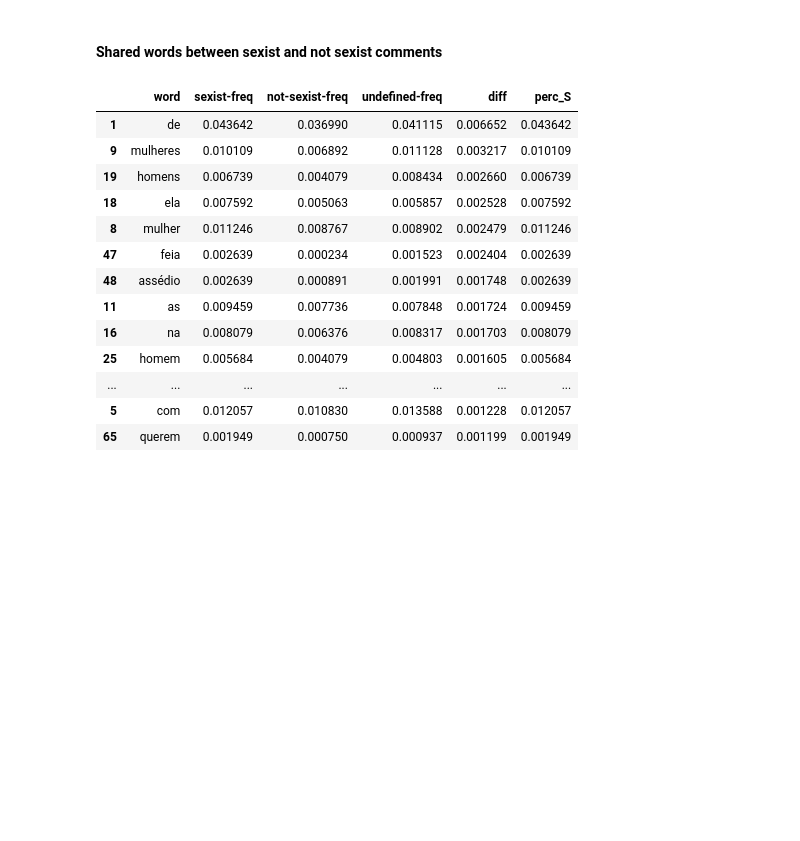
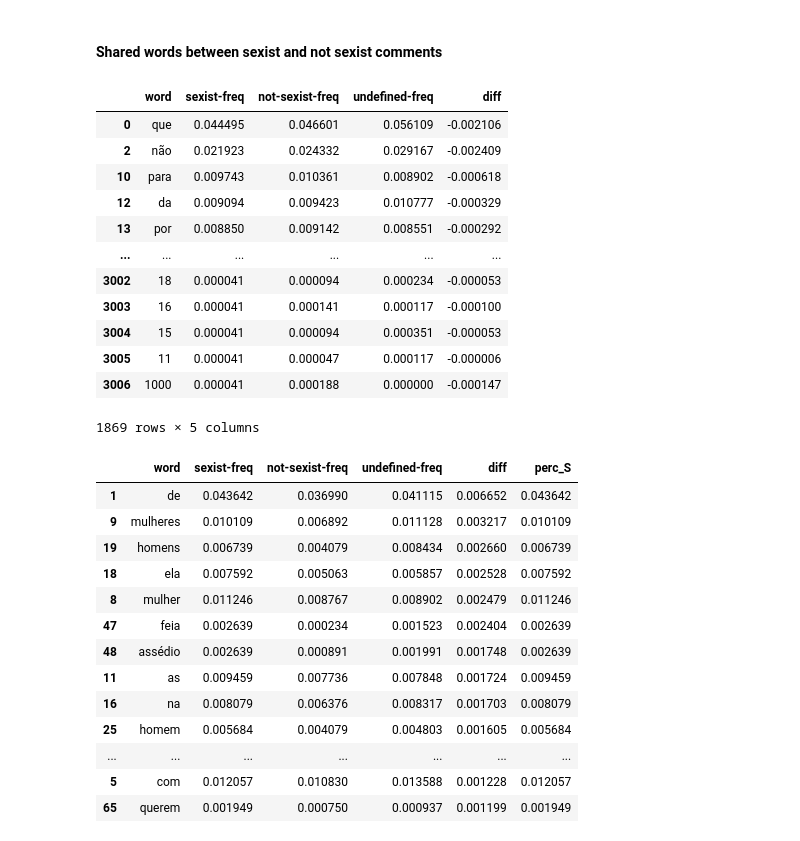
Before and after one commit to mlpbraga/sexism-data-analysis, a Jupyter notebook: data-analysis/data-analysis.ipynb, the cells around one changed output. Drawn from its saved outputs; the diff is of its cells as text; code cells hidden in the pictures; blank space fills up the shorter version.

```diff
--- a/data-analysis/data-analysis.ipynb
+++ b/data-analysis/data-analysis.ipynb
@@ -215,6 +239,22 @@ word_freq['diff'] = word_freq['sexist-freq'] - word_freq['not-sexist-freq']
 
 sexist_words = word_freq[word_freq['diff'] > 0]
 not_sexist_words = word_freq[word_freq['diff'] < 0]
+# %%
+not_sexist_words
+# %% [output]
+|  | word | sexist-freq | not-sexist-freq | undefined-freq | diff |
+| 0 | que | 0.044495 | 0.046601 | 0.056109 | -0.002106 |
+| 2 | não | 0.021923 | 0.024332 | 0.029167 | -0.002409 |
+| 10 | para | 0.009743 | 0.010361 | 0.008902 | -0.000618 |
+| 12 | da | 0.009094 | 0.009423 | 0.010777 | -0.000329 |
+| 13 | por | 0.008850 | 0.009142 | 0.008551 | -0.000292 |
+| ... | ... | ... | ... | ... | ... |
+| 3002 | 18 | 0.000041 | 0.000094 | 0.000234 | -0.000053 |
+| 3003 | 16 | 0.000041 | 0.000141 | 0.000117 | -0.000100 |
+| 3004 | 15 | 0.000041 | 0.000094 | 0.000351 | -0.000053 |
+| 3005 | 11 | 0.000041 | 0.000047 | 0.000117 | -0.000006 |
+| 3006 | 1000 | 0.000041 | 0.000188 | 0.000000 | -0.000147 |
+1869 rows × 5 columns
 # %%
 relevant_sexist_words = list(sexist_words.sort_values(by=['diff'], ascending=False)['word'])
 
```
Also changed, not shown: parts of 39 cells of this notebook, 20 other files.
